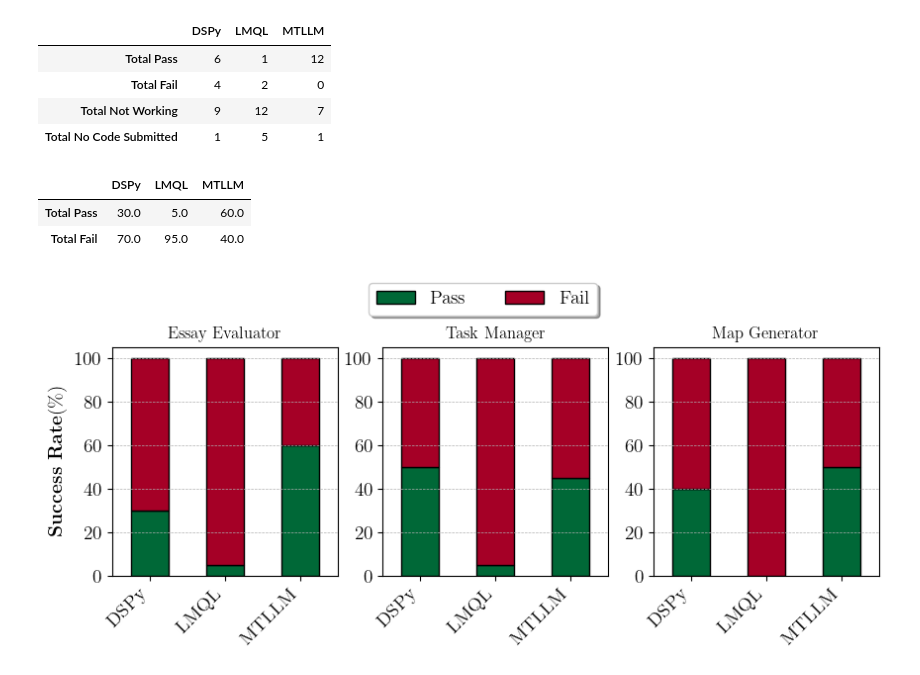
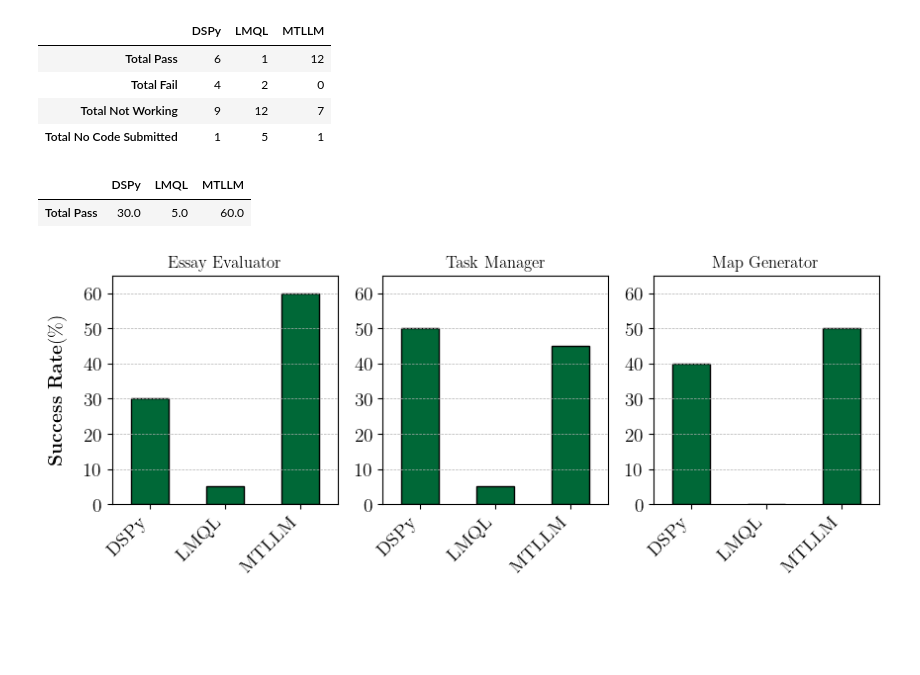
Before and after one commit to Jaseci-Labs/mtllm-evaluation, a Jupyter notebook: usabiity study/submitted code/code_analysis.ipynb, the cells around one changed output. Drawn from its saved outputs; the diff is of its cells as text; code cells hidden in the pictures; blank space fills up the shorter version.

Commit message:
Loc Plots

```diff
--- a/usabiity study/submitted code/code_analysis.ipynb
+++ b/usabiity study/submitted code/code_analysis.ipynb
@@ -33,12 +33,12 @@ for task in tasks:
     data[task].loc['Total Fail'] = data[task].loc['Total Not Working']+data[task].loc['Total Fail']+data[task].loc['Total No Code Submitted']
     data[task] = data[task].drop(['Total Not Working', 'Total No Code Submitted'])
     data[task] = (data[task]/20)*100
+    data[task] = data[task].drop('Total Fail')
 
 data['Essay Evaluator']
 # %% [output]
 |  | DSPy | LMQL | MTLLM |
 | Total Pass | 30.0 | 5.0 | 60.0 |
-| Total Fail | 70.0 | 95.0 | 40.0 |
 # %%
 plt.rcParams.update({
     "text.usetex": True,
@@ -48,18 +48,19 @@ plt.rcParams.update({
 # %%
 fig, axes = plt.subplots(1, 3, figsize=(10, 3))
 
 for i,task in enumerate(data.keys()):
     data[task].T.plot(kind='bar', stacked=True, colormap='RdYlGn_r', ax=axes[i], title=task, edgecolor='black', linewidth=1.0, fontsize=14)
     axes[i].legend().remove()
     axes[i].set_xticklabels(axes[i].get_xticklabels(), rotation=45, ha='right')
     axes[i].grid(axis='y',linestyle='--', linewidth=0.5)
+    axes[i].set_ylim(0,65)
 
 legends = data['Essay Evaluator'].T.keys()
 legends = [legend.replace('Total ', '') for legend in legends]
-fig.legend(legends, loc='upper center',shadow=True, fontsize=14, bbox_to_anchor=(0.5, 1.13), ncol=2)
+# fig.legend(legends, loc='upper center',shadow=True, fontsize=14, bbox_to_anchor=(0.5, 1.13), ncol=2)
 # fig.text(0.5, -0.15, r'\textbf{LLM Programming Framework}', ha='center', va='center',fontsize=12)
 fig.text(0.07, 0.5, r'\textbf{Success Rate}($\%$)', ha='center', va='center', rotation='vertical', fontsize=14)
 plt.savefig('user_study_code_summary.png', dpi=300, bbox_inches='tight')
 plt.show()
 # %% [output]
-[figure, old version]
+[figure, new version]
```
Also changed, not shown: 7 other files.
